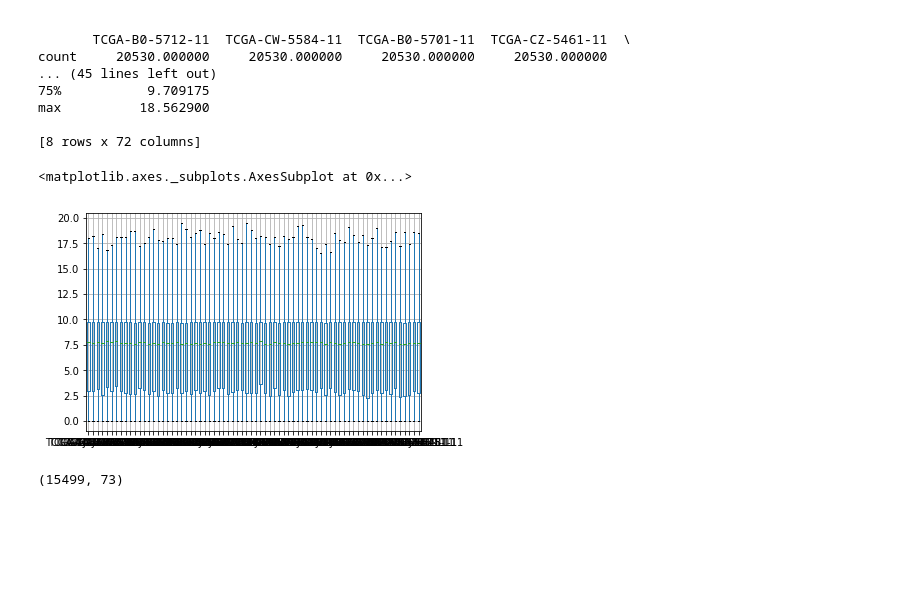
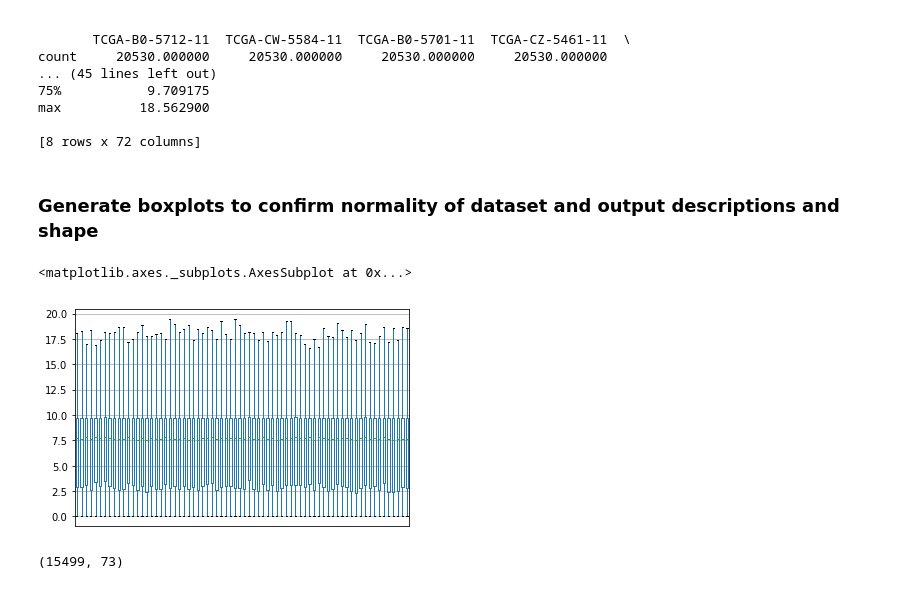
Before and after one commit to francismjenkins/Wrangling_Springboard, a Jupyter notebook: Capstone_Wrangling.ipynb, the cells around one changed output. Cells and saved outputs as stored; diff of their text form; code cells hidden in the pictures; blank space fills up the shorter version.

```diff
--- a/Capstone_Wrangling.ipynb
+++ b/Capstone_Wrangling.ipynb
@@ -81,12 +85,17 @@ count     20530.000000     20530.000000     20530.000000     20530.000000
 max          18.562900
 
 [8 rows x 72 columns]
+# %% [markdown]
+### Generate boxplots to confirm normality of dataset and output descriptions and shape
 # %%
 import matplotlib.pyplot as plt
-df1.boxplot(ax = None)
+
+df1_box = df1.boxplot()
+df1_box.axes.get_xaxis().set_visible(False)
+df1_box
 # %% [output]
 <matplotlib.axes._subplots.AxesSubplot at 0x...>
-[figure, old version]
+[figure, new version]
 # %%
 df1_replace = df1.replace(0.0000, np.nan)
 # %%
```
Also changed, not shown: parts of 13 cells of this notebook.
